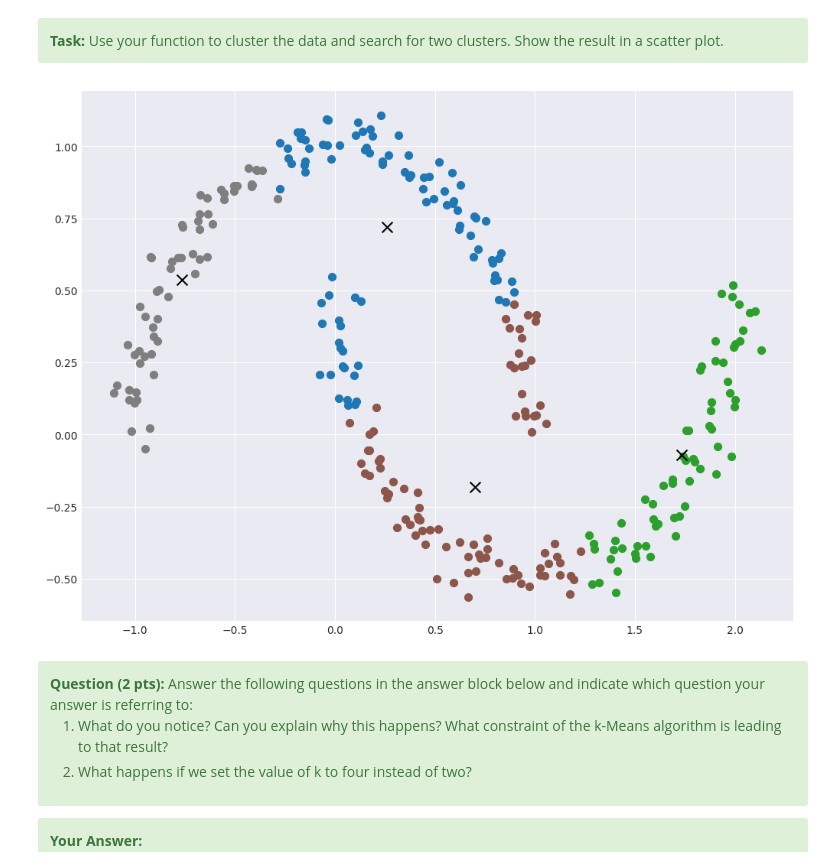
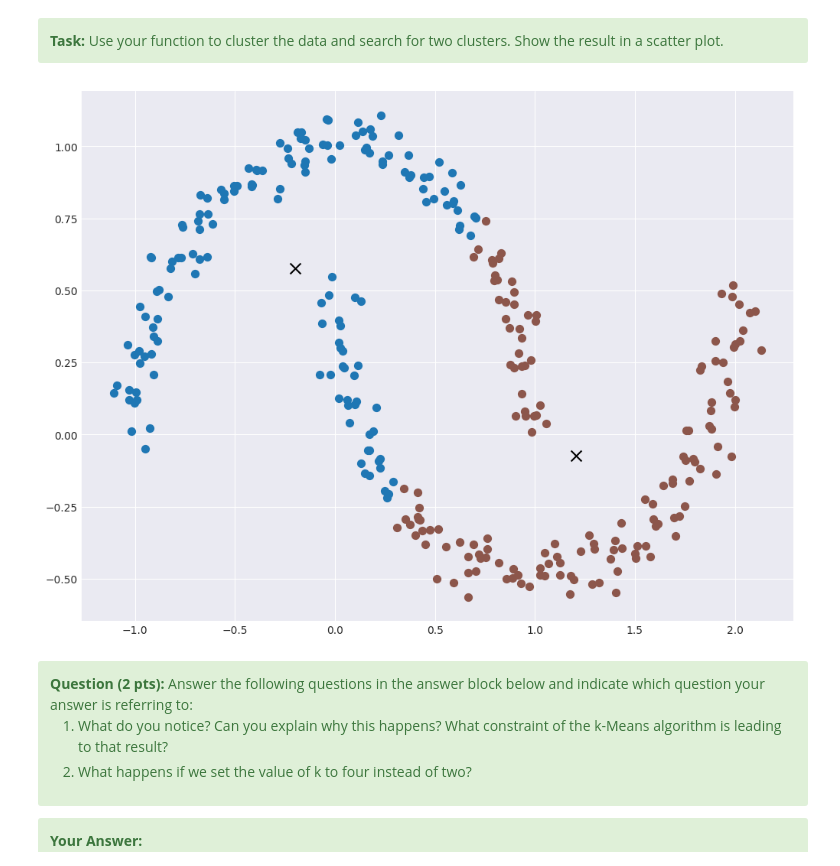
Before and after one commit to anton-seifert/LAMA, a Jupyter notebook: task-3-unsupervised-learning/2_clustering.ipynb, the cells around one changed output. Saved outputs shown, nothing was run; the diff lists cells and outputs as text; code cells hidden in the pictures.

```diff
--- a/task-3-unsupervised-learning/2_clustering.ipynb
+++ b/task-3-unsupervised-learning/2_clustering.ipynb
@@ -200,17 +200,17 @@ We generated our first dataset with the function *make_blobs*. To get a better f
 # %%
 from sklearn.datasets import make_moons
 X_moon, y_moon = make_moons(300, noise=.05, random_state=RANDOM_STATE)
 
 centers: np.ndarray
 labels_moon: np.ndarray
 
 # STUDENT CODE HERE (2 pts)
-centers, labels_moon = plot_blobs(X_moon, 4, RANDOM_STATE)
+centers, labels_moon = plot_blobs(X_moon, 2, RANDOM_STATE)
 
 
 # STUDENT CODE until HERE
 # %% [output]
-[figure, old version]
+[figure, new version]
 # %% [markdown]
 <div class="alert alert-block alert-success">
 <b>Question (2 pts):</b> Answer the following questions in the answer block below and indicate which question your answer is referring to: <br>
```
Also changed, not shown: parts of 1 cell of this notebook.
